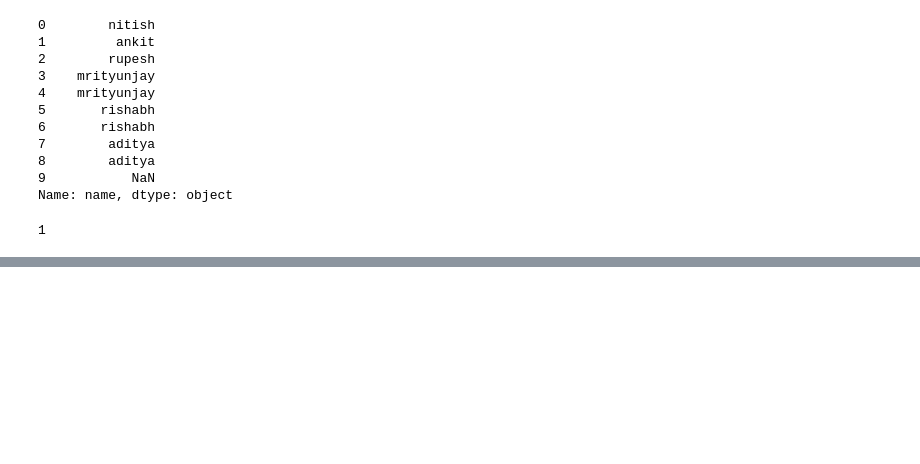
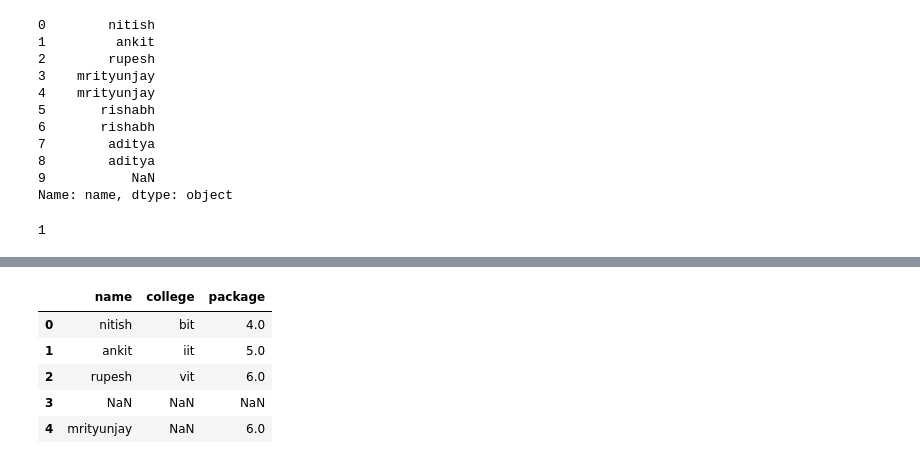
Before and after one commit to nitishrudra3510/DataScience, a Jupyter notebook: Libraries/Pandas/riviison_pandasss.ipynb, the cells around one changed output, grey strips where cells are left out. Cells and saved outputs as stored; diff of their text form; code cells hidden in the pictures; blank space fills up the shorter version.

```diff
--- a/Libraries/Pandas/riviison_pandasss.ipynb
+++ b/Libraries/Pandas/riviison_pandasss.ipynb
@@ -1416,0 +1433,9 @@ marks.duplicated().sum()
+# %%
+students.head()
+# %% [output]
+|  | name | college | package |
+| 0 | nitish | bit | 4.0 |
+| 1 | ankit | iit | 5.0 |
+| 2 | rupesh | vit | 6.0 |
+| 3 | NaN | NaN | NaN |
+| 4 | mrityunjay | NaN | 6.0 |
```
Also changed, not shown: parts of 11 cells of this notebook.
